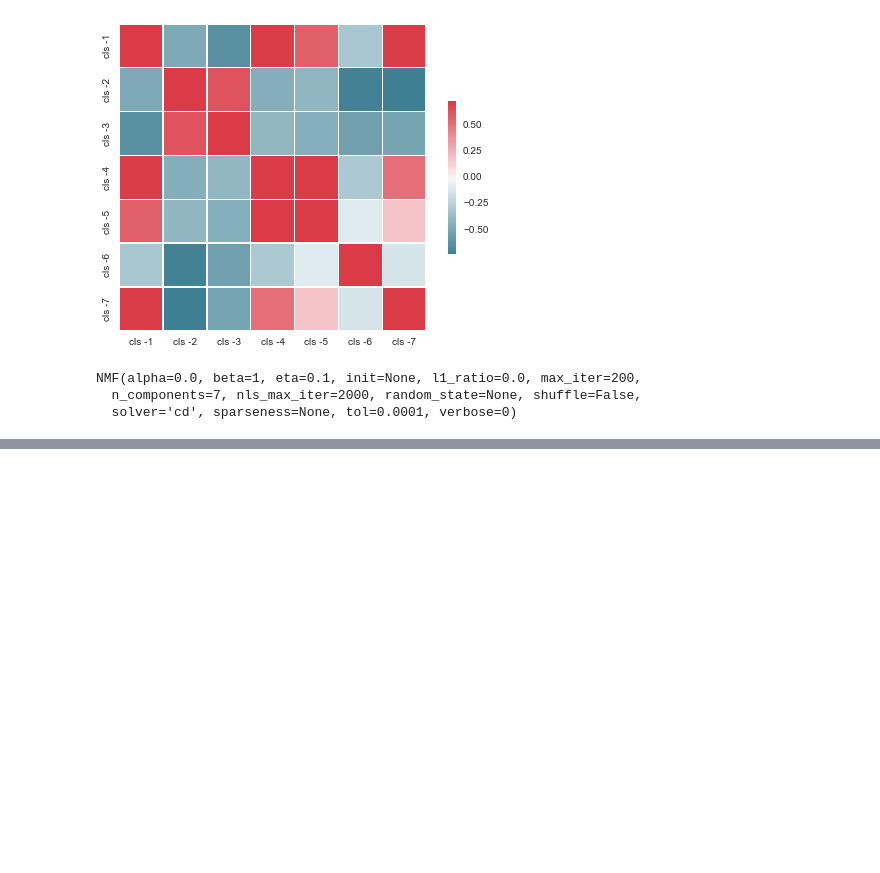
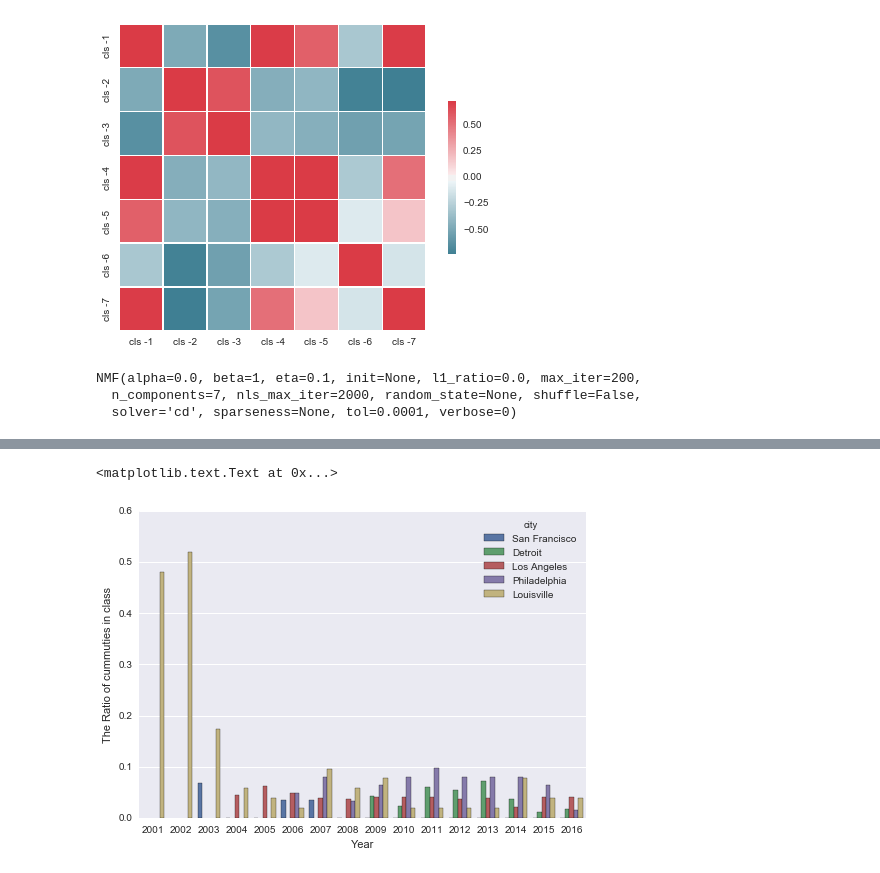
Before and after one commit to livenb/crime_prediction, a Jupyter notebook: compare_city.ipynb, the cells around one changed output, grey strips where cells are left out. Cells and saved outputs as stored; diff of their text form; code cells hidden in the pictures; blank space fills up the shorter version.

```diff
--- a/compare_city.ipynb
+++ b/compare_city.ipynb
@@ -371,0 +374,6 @@ TypeError: argument 2 to map() must support iteration
+# %%
+sns.barplot(x='Year', y=1, hue='city', data=tot_per)
+plt.ylabel('The Ratio of cummuties in class')
+# %% [output]
+<matplotlib.text.Text at 0x...>
+[figure, added]
```
Also changed, not shown: parts of 11 cells of this notebook, 2 other files.
